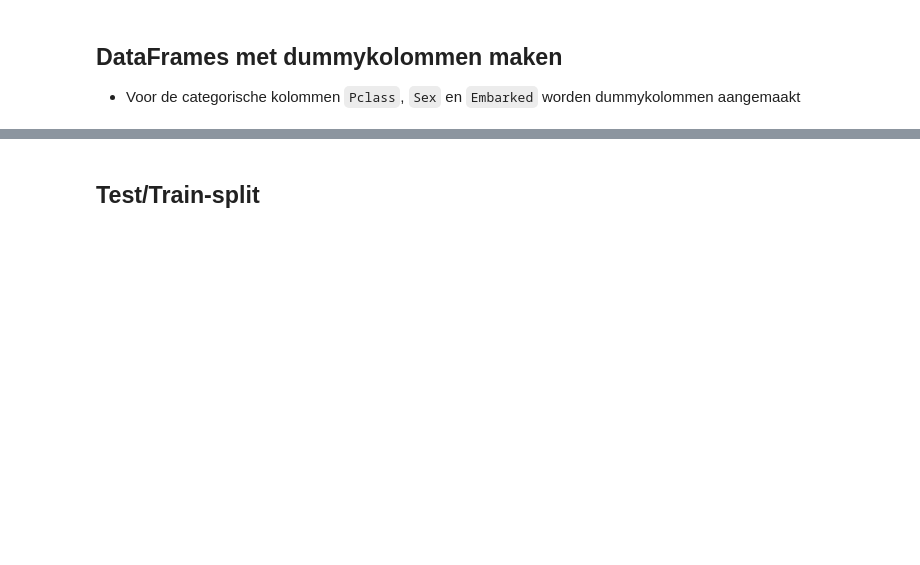
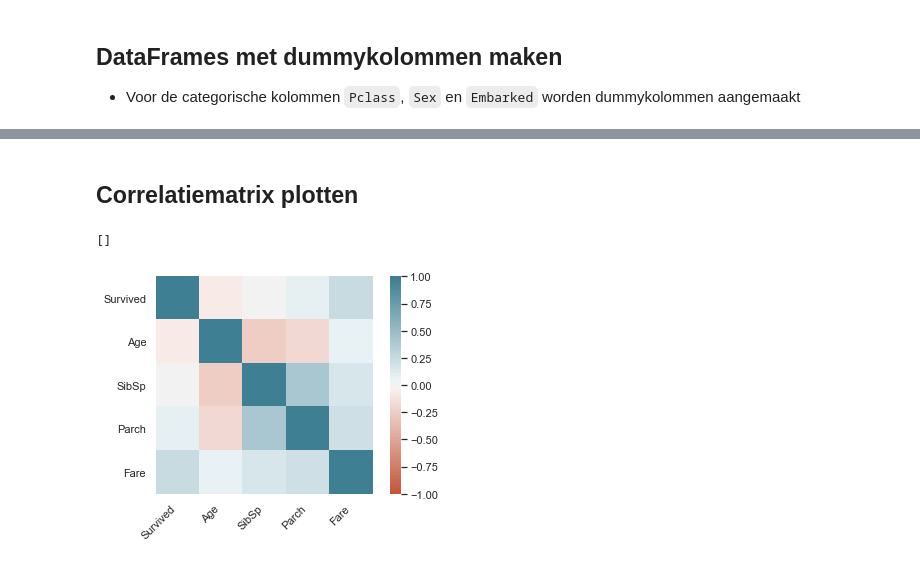
Before and after one commit to Denbergvanthijs/TitanicKaggleChallenge, a Jupyter notebook: Uitwerkingen.ipynb, the cells around one changed output, grey strips where cells are left out. Saved outputs shown, nothing was run; the diff lists cells and outputs as text; code cells hidden in the pictures; blank space fills up the shorter version.

Commit message:
Added Random Forest, first version of corr. matrix

```diff
--- a/Uitwerkingen.ipynb
+++ b/Uitwerkingen.ipynb
@@ -3,10 +3,16 @@
 # %%
 import numpy as np
 import pandas as pd
+import graphviz
+import seaborn as sns
+import matplotlib.pyplot as plt
 
 from sklearn.preprocessing import StandardScaler
 from sklearn.model_selection import train_test_split
 from sklearn.linear_model import LogisticRegression
+from sklearn.ensemble import RandomForestClassifier
+
+sns.set()
 # %% [markdown]
 ## Doel
 Voorspellen wie wel en wie niet de ramp op de Titanic heeft overleefd.
@@ -190,2 +199,12 @@ df_test_dum.sample(5, random_state=42)
-# %% [markdown]
-## Test/Train-split
+# %% [markdown]
+## Correlatiematrix plotten
+# %%
+corr = df_train.corr()
+ax = sns.heatmap(corr, vmin=-1, vmax=1, center=0, cmap=sns.diverging_palette(20, 220, n=200), square=True)
+ax.set_xticklabels(ax.get_xticklabels(), rotation=45, horizontalalignment='right')
+ax.set_yticklabels(ax.get_yticklabels(), rotation=0, horizontalalignment='right')
+
+plt.plot()
+# %% [output]
+[]
+[figure, added]
```
Also changed, not shown: parts of 16 cells of this notebook.
